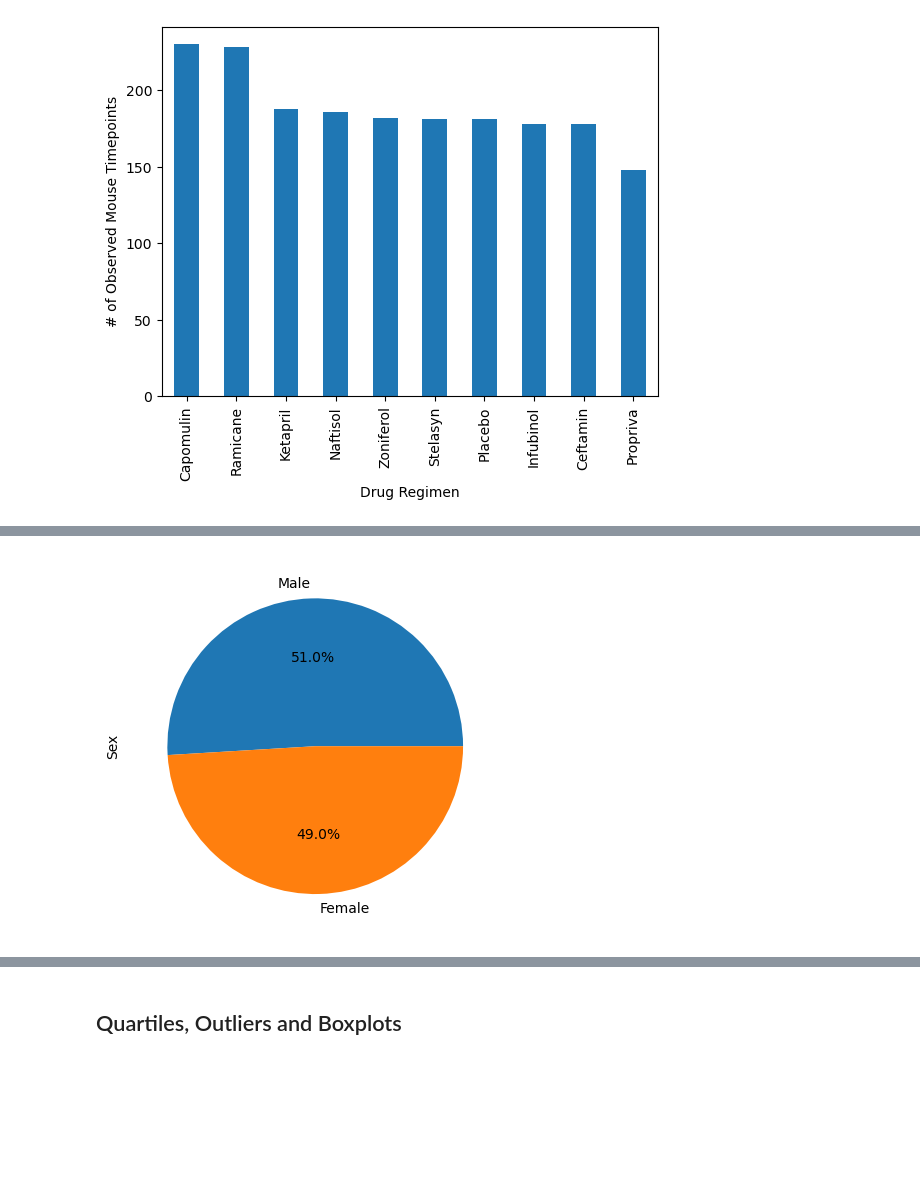
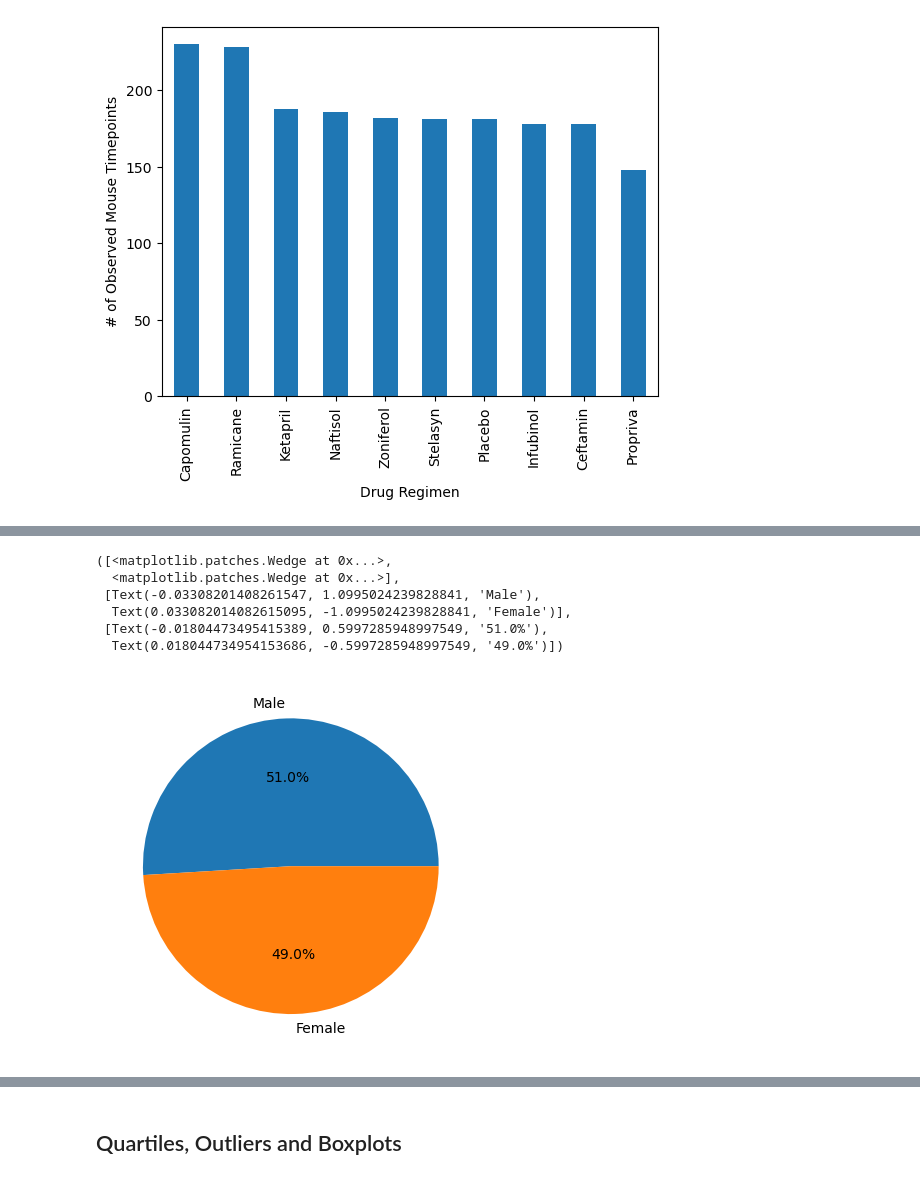
Before and after one commit to alyssahondrade/matplotlib-challenge, a Jupyter notebook: pymaceuticals.ipynb, the cells around one changed output, grey strips where cells are left out. Drawn from its saved outputs; the diff is of its cells as text; code cells hidden in the pictures; blank space fills up the shorter version.

```diff
--- a/pymaceuticals.ipynb
+++ b/pymaceuticals.ipynb
@@ -242,0 +253,5 @@ Text(0, 0.5, '# of Observed Mouse Timepoints')
+# %%
+# Generate a pie plot showing the distribution of female versus male mice using Pandas
+pie_data = clean_data.groupby('Sex').count()
+pie_plot = pie_data['Mouse ID'].sort_values(ascending=False).plot(kind="pie", autopct="%.1f%%")
+pie_plot.set_ylabel("Sex")
@@ -243,4 +265,12 @@ Text(0, 0.5, '# of Observed Mouse Timepoints')
 # %%
-# Generate a pie plot showing the distribution of female versus male mice using Pandas
+# Generate a pie plot showing the distribution of female versus male mice using pyplot
+sorted_pie_data = pie_data['Mouse ID'].sort_values(ascending=False)
+plt.pie(sorted_pie_data.values, labels=sorted_pie_data.index, autopct="%.1f%%")
 # %% [output]
+([<matplotlib.patches.Wedge at 0x...>,
+  <matplotlib.patches.Wedge at 0x...>],
+ [Text(-0.03308201408261547, 1.0995024239828841, 'Male'),
+  Text(0.033082014082615095, -1.0995024239828841, 'Female')],
+ [Text(-0.01804473495415389, 0.5997285948997549, '51.0%'),
+  Text(0.018044734954153686, -0.5997285948997549, '49.0%')])
-[figure, old version]
+[figure, new version]
```
Also changed, not shown: parts of 6 cells of this notebook, 1 other file.
